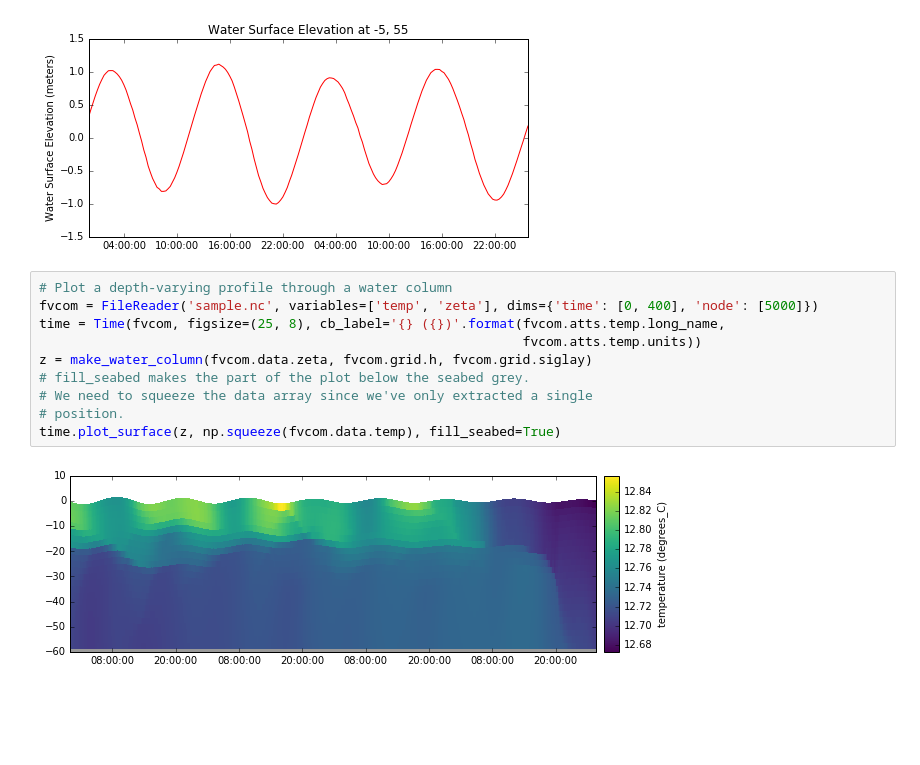
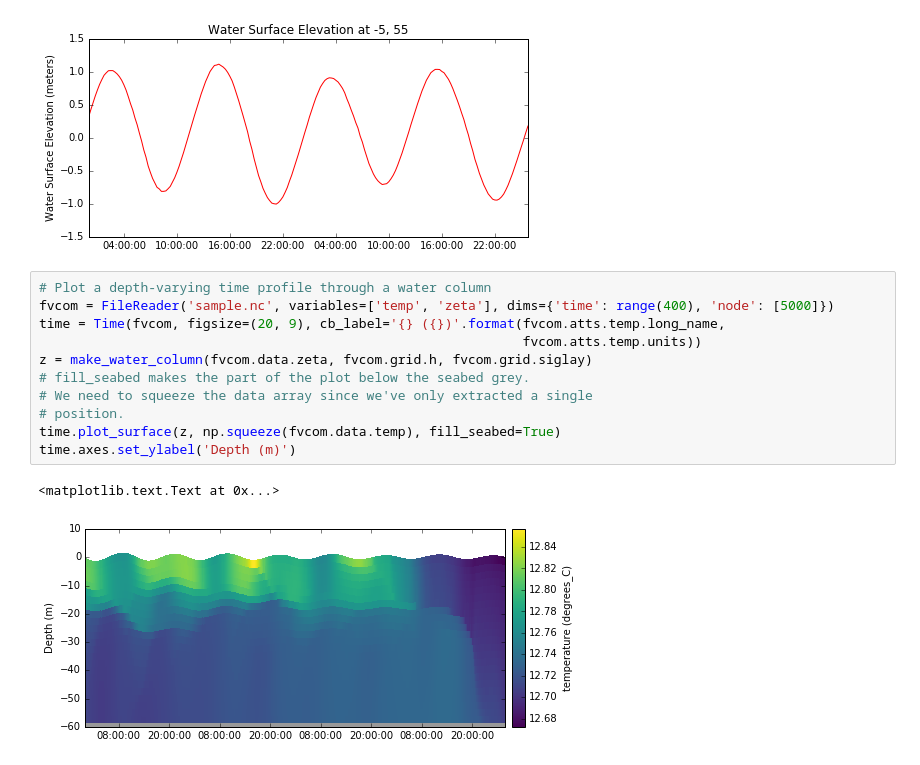
Before and after one commit to pwcazenave/PyFVCOM, a Jupyter notebook: examples/pyfvcom_plot_example.ipynb, the cells around one changed output. Drawn from its saved outputs; the diff is of its cells as text; blank space fills up the shorter version.

Commit message:
Update the plotting notebook to use the latest syntax and to add a new transect plot.

```diff
--- a/examples/pyfvcom_plot_example.ipynb
+++ b/examples/pyfvcom_plot_example.ipynb
@@ -36,14 +66,16 @@ time.axes.set_ylabel('{} ({})'.format(fvcom.atts.zeta.long_name,
 <matplotlib.text.Text at 0x...>
 [figure]
 # %%
-# Plot a depth-varying profile through a water column
-fvcom = FileReader('sample.nc', variables=['temp', 'zeta'], dims={'time': [0, 400], 'node': [5000]})
-time = Time(fvcom, figsize=(25, 8), cb_label='{} ({})'.format(fvcom.atts.temp.long_name,
+# Plot a depth-varying time profile through a water column
+fvcom = FileReader('sample.nc', variables=['temp', 'zeta'], dims={'time': range(400), 'node': [5000]})
+time = Time(fvcom, figsize=(20, 9), cb_label='{} ({})'.format(fvcom.atts.temp.long_name,
                                                               fvcom.atts.temp.units))
 z = make_water_column(fvcom.data.zeta, fvcom.grid.h, fvcom.grid.siglay)
 # fill_seabed makes the part of the plot below the seabed grey.
 # We need to squeeze the data array since we've only extracted a single
 # position.
 time.plot_surface(z, np.squeeze(fvcom.data.temp), fill_seabed=True)
+time.axes.set_ylabel('Depth (m)')
 # %% [output]
+<matplotlib.text.Text at 0x...>
-[figure, old version]
+[figure, new version]
```
Also changed, not shown: parts of 4 cells of this notebook.
